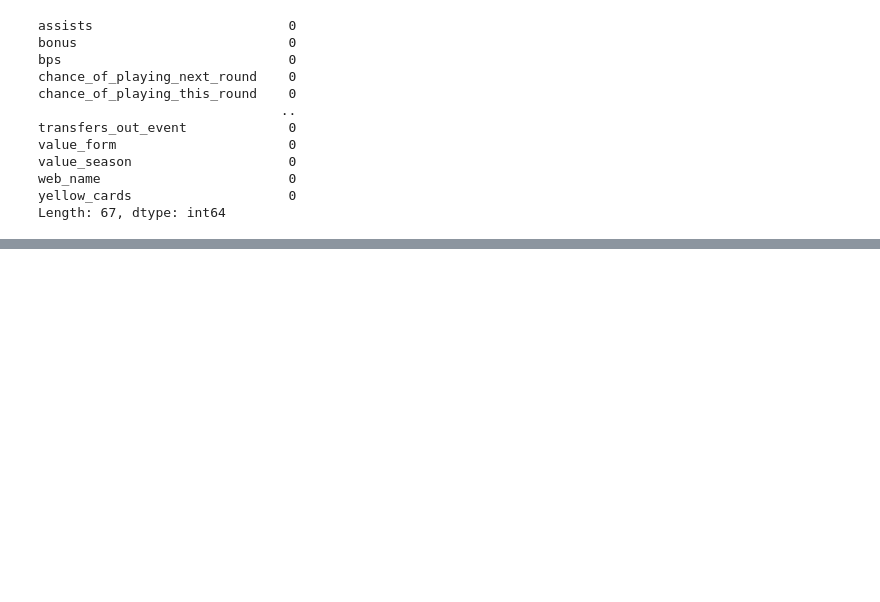
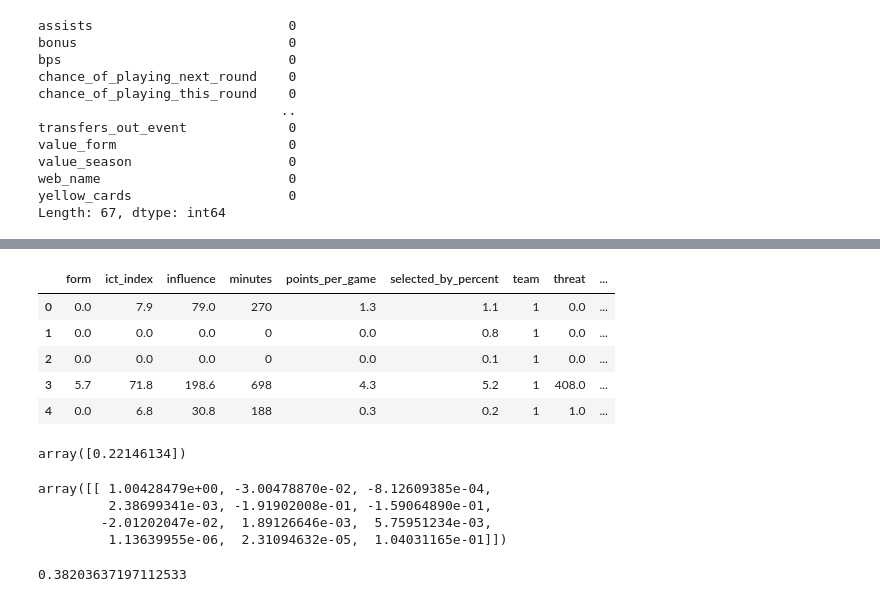
Before and after one commit to Tdavies92/AcademyPublic, a Jupyter notebook: FPL.ipynb, the cells around one changed output, grey strips where cells are left out. Saved outputs shown, nothing was run; the diff lists cells and outputs as text; code cells hidden in the pictures; blank space fills up the shorter version.

```diff
--- a/FPL.ipynb
+++ b/FPL.ipynb
@@ -138,0 +156,13 @@ sns.heatmap(corr, annot=True, mask = mask, cmap=cmap)
+# %%
+predictors = df[['form', 'ict_index', 'influence', 'minutes',
+       'points_per_game', 'selected_by_percent', 'team',
+       'threat', 'total_points', 'transfers_in', 'transfers_in_event', 'assists']]
+x = predictors
+x.head()
+# %% [output]
+|  | form | ict_index | influence | minutes | points_per_game | selected_by_percent | team | threat | ... |
+| 0 | 0.0 | 7.9 | 79.0 | 270 | 1.3 | 1.1 | 1 | 0.0 | ... |
+| 1 | 0.0 | 0.0 | 0.0 | 0 | 0.0 | 0.8 | 1 | 0.0 | ... |
+| 2 | 0.0 | 0.0 | 0.0 | 0 | 0.0 | 0.1 | 1 | 0.0 | ... |
+| 3 | 5.7 | 71.8 | 198.6 | 698 | 4.3 | 5.2 | 1 | 408.0 | ... |
+| 4 | 0.0 | 6.8 | 30.8 | 188 | 0.3 | 0.2 | 1 | 1.0 | ... |
@@ -138,0 +175,15 @@ sns.heatmap(corr, annot=True, mask = mask, cmap=cmap)
+# %%
+model.intercept_
+# %% [output]
+array([0.22146134])
+# %%
+model.coef_
+# %% [output]
+array([[ 1.00428479e+00, -3.00478870e-02, -8.12609385e-04,
+         2.38699341e-03, -1.91902008e-01, -1.59064890e-01,
+        -2.01202047e-02,  1.89126646e-03,  5.75951234e-03,
+         1.13639955e-06,  2.31094632e-05,  1.04031165e-01]])
+# %%
+model.score(x_test, y_test)
+# %% [output]
+0.38203637197112533
```
Also changed, not shown: parts of 16 cells of this notebook.
